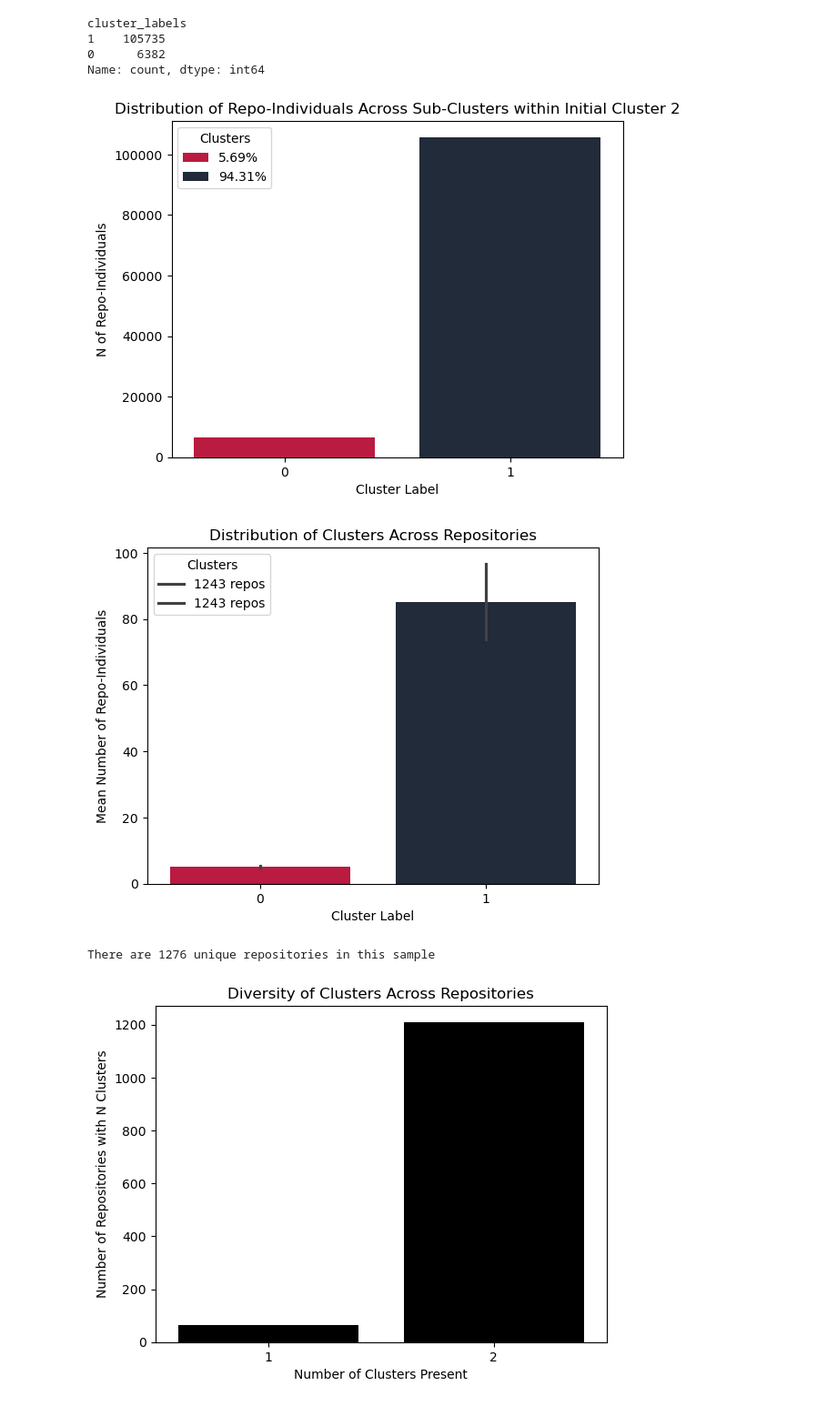
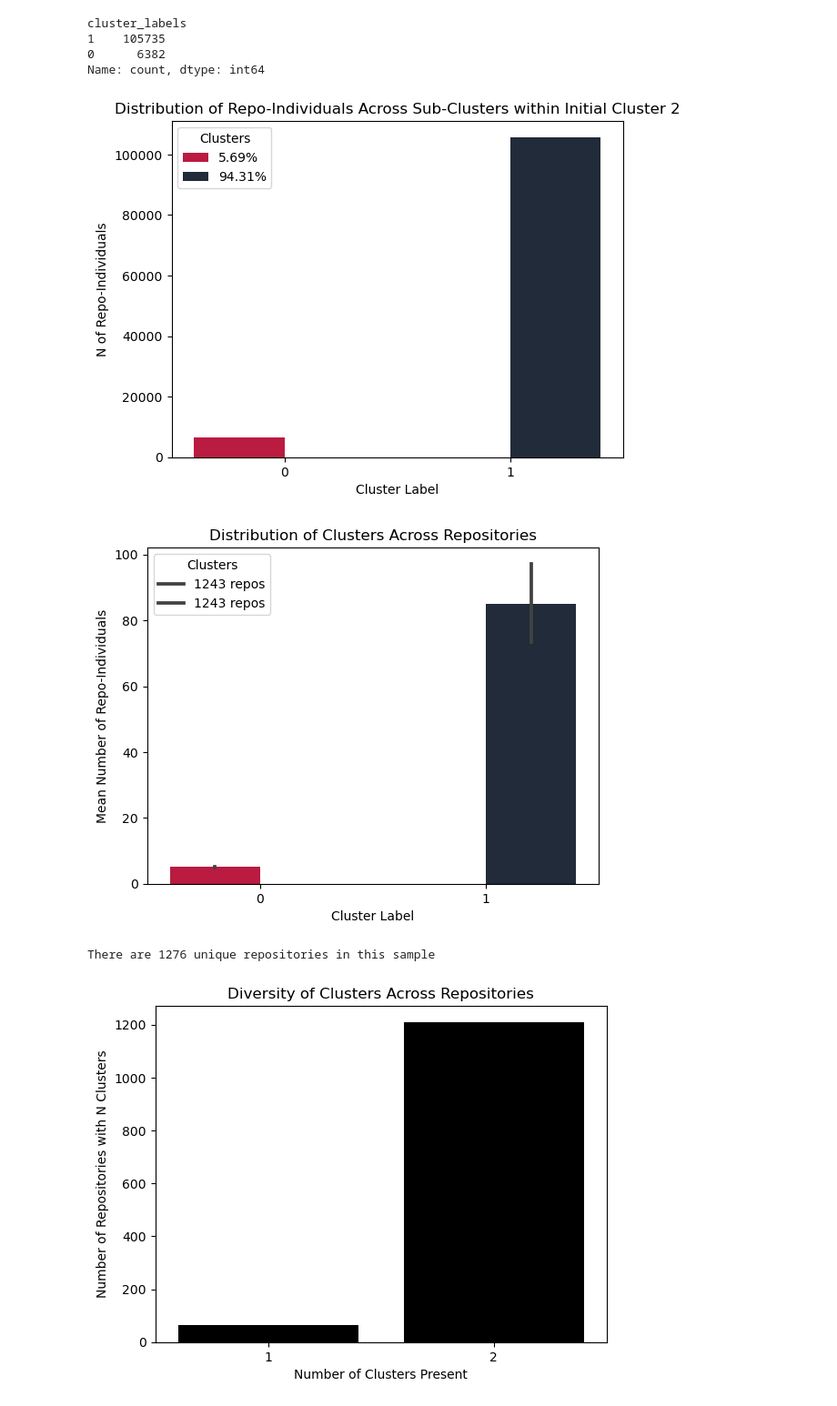
Before and after one commit to FlicAnderson/RSE-personas, a Jupyter notebook: githubanalysis/notebooks/SAMPLE-45pc_2025-05-12-Cluster2.ipynb, the cells around one changed output. Shown at 91% size. Drawn from its saved outputs; the diff is of its cells as text; code cells hidden in the pictures.

```diff
--- a/githubanalysis/notebooks/SAMPLE-45pc_2025-05-12-Cluster2.ipynb
+++ b/githubanalysis/notebooks/SAMPLE-45pc_2025-05-12-Cluster2.ipynb
@@ -546,7 +546,7 @@ g = sns.countplot(
     data=analysis_dataset,
     x="cluster_labels",
     hue="cluster_labels",
-    stat="count",
+    #stat="count",
     palette=label_color_dict,
 )
 #g.tick_params(axis='x', which='both', rotation=70)
@@ -557,38 +557,38 @@ plt.legend(title="Clusters", loc='upper left', labels=[f"{cl0}%", f"{cl1}%",])#
 plt.savefig(f"../../images/analysis_run_sample_45pc_cluster2_2025-05-13/45pc_cluster2_subcluster_distribution_{current_date_info}.png")
 plt.show(g)
 # %% [output]
-[figure, old version]
+[figure, new version]
 # %%
 devs_per_cluster = analysis_dataset.groupby(["repo_name", "cluster_labels"])["gh_username"].count().reset_index(name="n_devs")
 devs_per_cluster
 
 cl0 = f'{devs_per_cluster.groupby("cluster_labels")["n_devs"].count()[0]} repos'
 cl1 = f'{devs_per_cluster.groupby("cluster_labels")["n_devs"].count()[1]} repos'
 #cl2 = f'{devs_per_cluster.groupby("cluster_labels")["n_devs"].count()[2]} repos'
 
 labels = [cl0, cl1,]# cl2]
 
 g = sns.barplot(
     data=devs_per_cluster,
     x="cluster_labels",
     y="n_devs",
     hue="cluster_labels",
     estimator="mean",
     palette=label_color_dict,
-    legend="full",
+    #legend="full",
 )
 g.set_title("Distribution of Clusters Across Repositories")
 g.set_xlabel("Cluster Label")
 g.set_ylabel("Mean Number of Repo-Individuals")
 h, l = g.get_legend_handles_labels()
 g.legend(h, labels, title="Clusters", loc="upper right")
 
 plt.legend(labels, title="Clusters", loc='upper left')
 plt.savefig(f"../../images/analysis_run_sample_45pc_cluster2_2025-05-13/45pc_cluster2_sample_initial_cluster_repo_distribution_{current_date_info}.png")
 plt.show(g)
 print(f"There are {analysis_dataset.groupby('repo_name').ngroups} unique repositories in this sample")
 # %% [output]
-[figure, old version]
+[figure, new version]
 There are 1276 unique repositories in this sample
 # %%
 clusters_per_repo = devs_per_cluster.groupby("repo_name")["cluster_labels"].nunique().reset_index(name="n_clusters")
```
Also changed, not shown: parts of 26 cells of this notebook, 3 other files.
